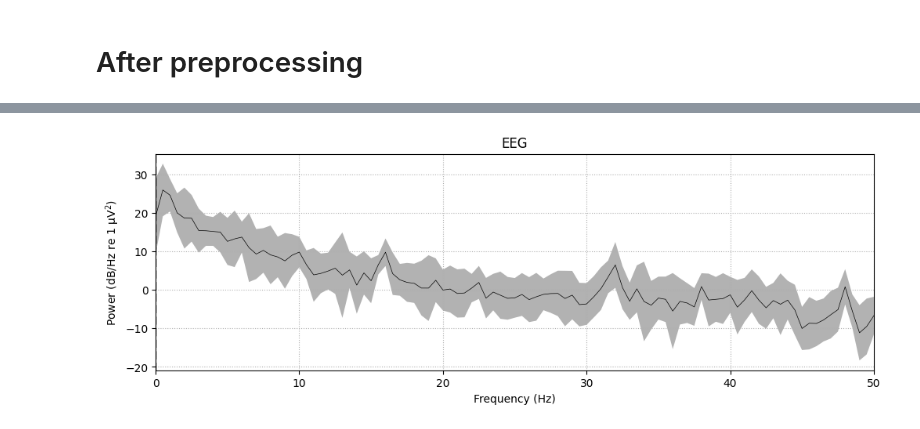
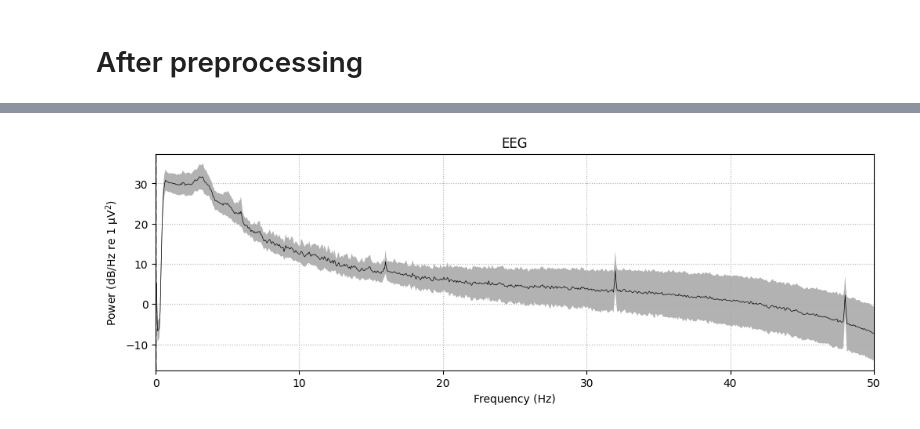
Before and after one commit to denizyennerr/Tez, a Jupyter notebook: preprocess_verify.ipynb, the cells around one changed output, grey strips where cells are left out. Saved outputs shown, nothing was run; the diff lists cells and outputs as text; code cells hidden in the pictures.

```diff
--- a/preprocess_verify.ipynb
+++ b/preprocess_verify.ipynb
@@ -116,11 +115,6 @@ print(y)
 # %%
-import numpy as np
-import mne
-import os
-import matplotlib.pyplot as plt
-
-# Use os.path.join to handle the folder '02_epochs' correctly
-file_path = os.path.join("02_epochs", "chb01_01_E000_L0.npz")
+# Use os.path.join to handle the folder correctly
+file_path = os.path.join("processed_dataset_2", "chb10_27_P1.npz")
 
 print(f"Loading file from: {file_path}")
 
@@ -132,7 +126,25 @@ try:
     print(f"Keys in file: {preprocessed_data.files}")
     eeg_data = preprocessed_data[preprocessed_data.files[0]]
 
-    # 2. Define Metadata manually
+    print(f"Original Shape: {eeg_data.shape}")
+    # Likely (1800, 18, 256) -> (Epochs, Channels, Time)
+
+    # 2. FIX: Convert 3D Epochs to 2D Continuous Data
+    if eeg_data.ndim == 3:
+        print(" Detected 3D Epoch data. Reshaping to 2D continuous...")
+
+        # Step A: Move Channels to the first dimension
+        # Current: (Epochs, Channels, Time) -> Target: (Channels, Epochs, Time)
+        eeg_data = np.transpose(eeg_data, (1, 0, 2))
+
+        # Step B: Flatten Epochs and Time into one continuous time dimension
+        # Shape becomes: (Channels, Epochs * Time)
+        n_channels = eeg_data.shape[0]
+        eeg_data = eeg_data.reshape(n_channels, -1)
+
+        print(f" New 2D Shape: {eeg_data.shape}")
+
+    # 3. Define Metadata manually
     sfreq = 128.0  # Assuming 128Hz
     ch_names = [   # Standard CHB-MIT 18 channels
         'FP1-F7', 'F7-T7', 'T7-P7', 'P7-O1',
@@ -142,54 +154,44 @@ try:
         'FZ-CZ', 'CZ-PZ'
     ]
 
-    # 3. Handle Shape Mismatch
-    if eeg_data.shape[0] != len(ch_names):
-        print(f"Transposing data. Original shape: {eeg_data.shape}")
-        eeg_data = eeg_data.T
-
     # Create MNE info object
     info = mne.create_info(ch_names=ch_names, sfreq=sfreq, ch_types='eeg')
 
-    # Create RawArray object
+    # Create RawArray object (Now receives correct 2D data)
     raw = mne.io.RawArray(eeg_data, info)
 
-    # --- PLOTTING SECTION (Refactored for White Background) ---
+    # --- PLOTTING SECTION ---
 
     # Reset any previous style to default (White)
     plt.style.use('default')
 
     # 1. Plot Raw Traces
-    # We pass color='black' to make the EEG lines distinct on a white background
-    # block=False ensures the code continues to the next plot
     fig_raw = raw.plot(
         scalings='auto',
         duration=10,
         n_channels=len(ch_names),
         show=False,
-        title="Preprocessed EEG (White Background)",
-        color=dict(eeg='black'),  # Force black lines
+        title="Preprocessed EEG (Reshaped from Epochs)",
+        color=dict(eeg='black'),
         block=False
     )
-    # Explicitly force the figure background to white
     fig_raw.patch.set_facecolor('white')
 
     # 2. Plot Power Spectral Density (PSD)
     fig_psd = raw.compute_psd(fmax=50).plot(
         average=True,
         spatial_colors=True,
         show=False
     )
-    # Explicitly force the PSD figure background to white
     fig_psd.patch.set_facecolor('white')
 
-    # Show all plots at once
+    # Show all plots
     plt.show()
 
 except FileNotFoundError:
-    print(f"❌ Error: Could not find file at '{file_path}'")
-    print("Please check if the folder '02_epochs' exists and the filename is correct.")
+    print(f" Error: Could not find file at '{file_path}'")
 except Exception as e:
-    print(f"❌ An error occurred: {e}")
+    print(f" An error occurred: {e}")
 # %% [output]
-[figure, old version]
+[figure, new version]
 # %%
```
Also changed, not shown: parts of 7 cells of this notebook, 5 other files.
